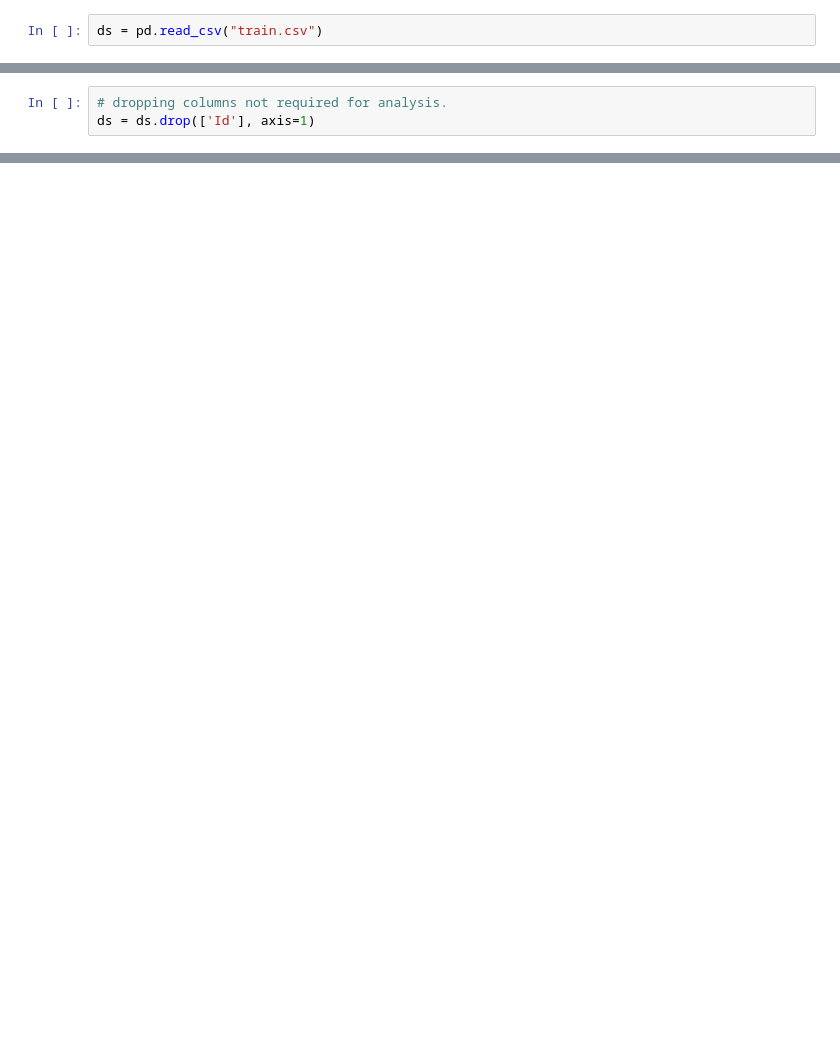
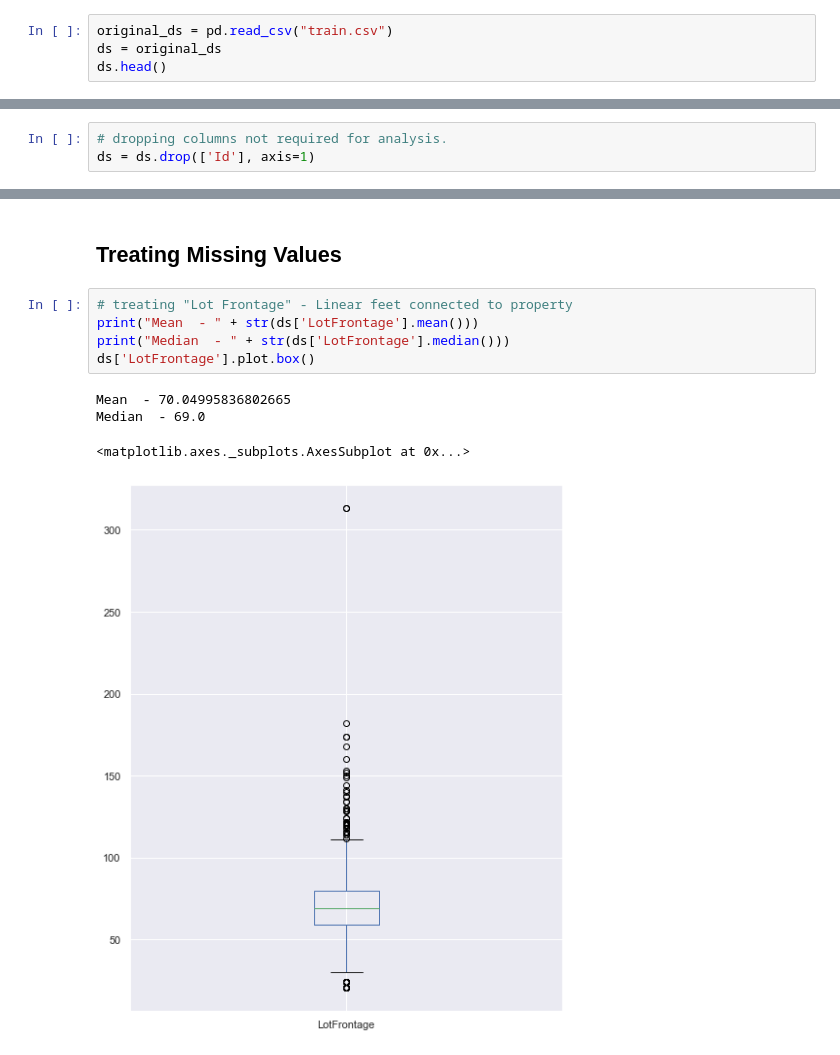
Before and after one commit to sriksmachi/nlp-plagiarism-detection, a Jupyter notebook: surprisehousing_priceprediction.ipynb, the cells around one changed output, grey strips where cells are left out. Drawn from its saved outputs; the diff is of its cells as text; blank space fills up the shorter version.

```diff
--- a/surprisehousing_priceprediction.ipynb
+++ b/surprisehousing_priceprediction.ipynb
@@ -10,2 +41,4 @@ pd.set_option('display.max_rows', 500)
 # %%
-ds = pd.read_csv("train.csv")
+original_ds = pd.read_csv("train.csv")
+ds = original_ds
+ds.head()
@@ -100,0 +156,12 @@ Mean  - 69.0
+# %% [markdown]
+## Treating Missing Values
+# %%
+# treating "Lot Frontage" - Linear feet connected to property
+print("Mean  - " + str(ds['LotFrontage'].mean()))
+print("Median  - " + str(ds['LotFrontage'].median()))
+ds['LotFrontage'].plot.box()
+# %% [output]
+Mean  - 70.04995836802665
+Median  - 69.0
+<matplotlib.axes._subplots.AxesSubplot at 0x...>
+[figure, added]
```
Also changed, not shown: parts of 96 cells of this notebook.
